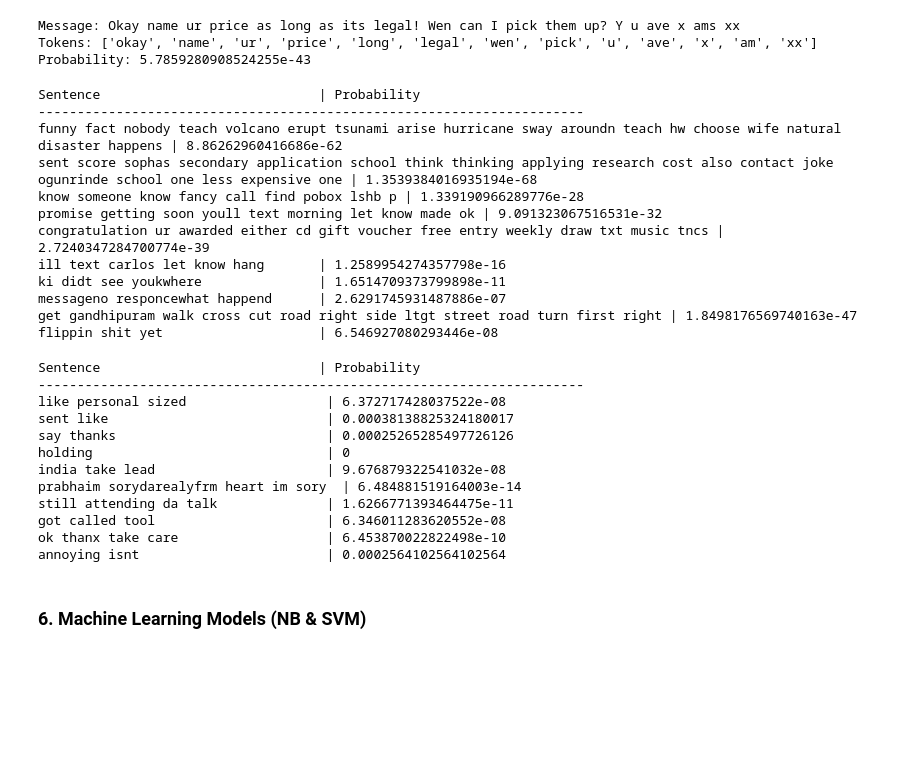
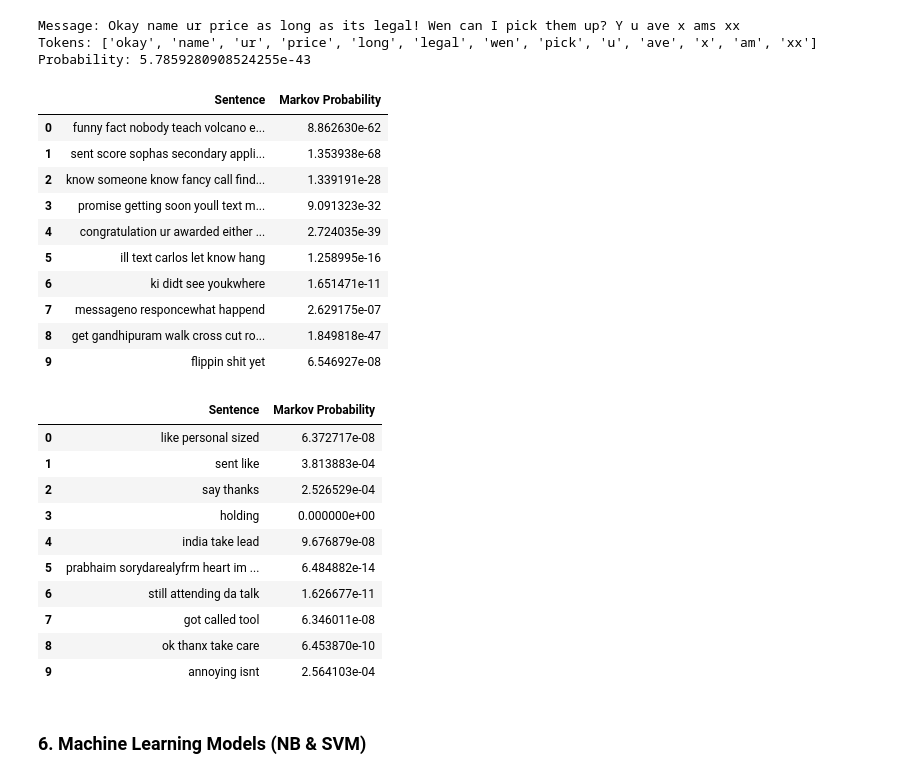
Before and after one commit to Mennah-Elsheikh/spam_detection, a Jupyter notebook: spam_detection.ipynb, the cells around one changed output. Drawn from its saved outputs; the diff is of its cells as text; code cells hidden in the pictures; blank space fills up the shorter version.

```diff
--- a/spam_detection.ipynb
+++ b/spam_detection.ipynb
@@ -324,28 +319,29 @@ Message: Okay name ur price as long as its legal! Wen can I pick them up? Y u av
 Tokens: ['okay', 'name', 'ur', 'price', 'long', 'legal', 'wen', 'pick', 'u', 'ave', 'x', 'am', 'xx']
 Probability: 5.7859280908524255e-43
 # %%
+# getting 10 random sentences from the dataset and their probabilities in a data frame
 sentences = df['clean_tokens'].sample(10, random_state=42)
 
-print("Sentence".ljust(35), "| Probability")
-print("-"*70)
-
-for s in sentences:
-    tokens = s
-    p = sentence_probability(tokens)
-    print(" ".join(tokens).ljust(35), "|", p)
+# data frame with sentences and their probabilities
+results = []
+for tokens in sentences:
+    prob = sentence_probability(tokens)
+    results.append((" ".join(tokens), prob))
-# %% [output]
-Sentence                            | Probability
-----------------------------------------------------------------------
-funny fact nobody teach volcano erupt tsunami arise hurricane sway aroundn teach hw choose wife natural disaster happens | 8.86262960416686e-62
-sent score sophas secondary application school think thinking applying research cost also contact joke ogunrinde school one less expensive one | 1.3539384016935194e-68
-know someone know fancy call find pobox lshb p | 1.339190966289776e-28
-promise getting soon youll text morning let know made ok | 9.091323067516531e-32
-congratulation ur awarded either cd gift voucher free entry weekly draw txt music tncs | 2.7240347284700774e-39
-ill text carlos let know hang       | 1.2589954274357798e-16
-ki didt see youkwhere               | 1.6514709373799898e-11
-messageno responcewhat happend      | 2.6291745931487886e-07
-get gandhipuram walk cross cut road right side ltgt street road turn first right | 1.8498176569740163e-47
-flippin shit yet                    | 6.546927080293446e-08
+# %%
+df_probs = pd.DataFrame(results, columns=['Sentence', 'Markov Probability'])
+df_probs
+# %% [output]
+|  | Sentence | Markov Probability |
+| 0 | funny fact nobody teach volcano e... | 8.862630e-62 |
+| 1 | sent score sophas secondary appli... | 1.353938e-68 |
+| 2 | know someone know fancy call find... | 1.339191e-28 |
+| 3 | promise getting soon youll text m... | 9.091323e-32 |
+| 4 | congratulation ur awarded either ... | 2.724035e-39 |
+| 5 | ill text carlos let know hang | 1.258995e-16 |
+| 6 | ki didt see youkwhere | 1.651471e-11 |
+| 7 | messageno responcewhat happend | 2.629175e-07 |
+| 8 | get gandhipuram walk cross cut ro... | 1.849818e-47 |
+| 9 | flippin shit yet | 6.546927e-08 |
 # %%
 # Keep only short messages (<= 6 words)
 short_msgs = df['text'][df['text'].str.split().str.len() <= 6]
@@ -355,25 +351,27 @@ sample_sentences = short_msgs.sample(10, random_state=42).tolist()
 # %%
 sample_tokens = [clean_text(s) for s in sample_sentences]
 # %%
-print("Sentence".ljust(35), "| Probability")
-print("-"*70)
+# data frame with sentences and their probabilities
 
+results = []
 for tokens in sample_tokens:
     prob = sentence_probability(tokens)
-    print(" ".join(tokens).ljust(35), " |", prob)
+    results.append((" ".join(tokens), prob))
+
+df_probs_small = pd.DataFrame(results, columns=['Sentence', 'Markov Probability'])
+df_probs_small
 # %% [output]
-Sentence                            | Probability
-----------------------------------------------------------------------
-like personal sized                  | 6.372717428037522e-08
-sent like                            | 0.00038138825324180017
-say thanks                           | 0.00025265285497726126
-holding                              | 0
-india take lead                      | 9.676879322541032e-08
-prabhaim sorydarealyfrm heart im sory  | 6.484881519164003e-14
-still attending da talk              | 1.6266771393464475e-11
-got called tool                      | 6.346011283620552e-08
-ok thanx take care                   | 6.453870022822498e-10
-annoying isnt                        | 0.0002564102564102564
+|  | Sentence | Markov Probability |
+| 0 | like personal sized | 6.372717e-08 |
+| 1 | sent like | 3.813883e-04 |
+| 2 | say thanks | 2.526529e-04 |
+| 3 | holding | 0.000000e+00 |
+| 4 | india take lead | 9.676879e-08 |
+| 5 | prabhaim sorydarealyfrm heart im ... | 6.484882e-14 |
+| 6 | still attending da talk | 1.626677e-11 |
+| 7 | got called tool | 6.346011e-08 |
+| 8 | ok thanx take care | 6.453870e-10 |
+| 9 | annoying isnt | 2.564103e-04 |
 # %% [markdown]
 ### **6. Machine Learning Models (NB & SVM)**
 # %% [markdown]
```
Also changed, not shown: parts of 2 cells of this notebook, 1 other file.
